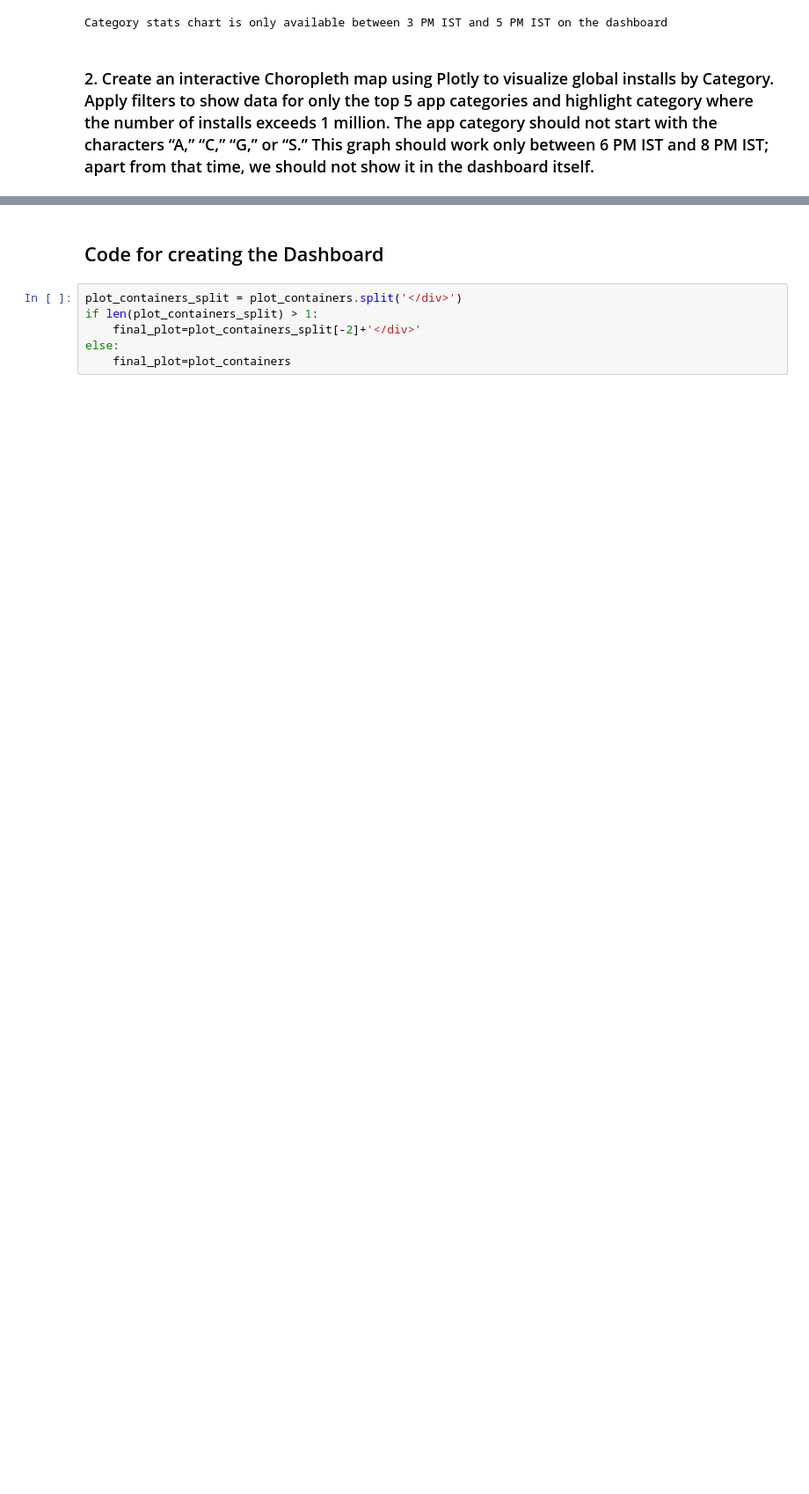
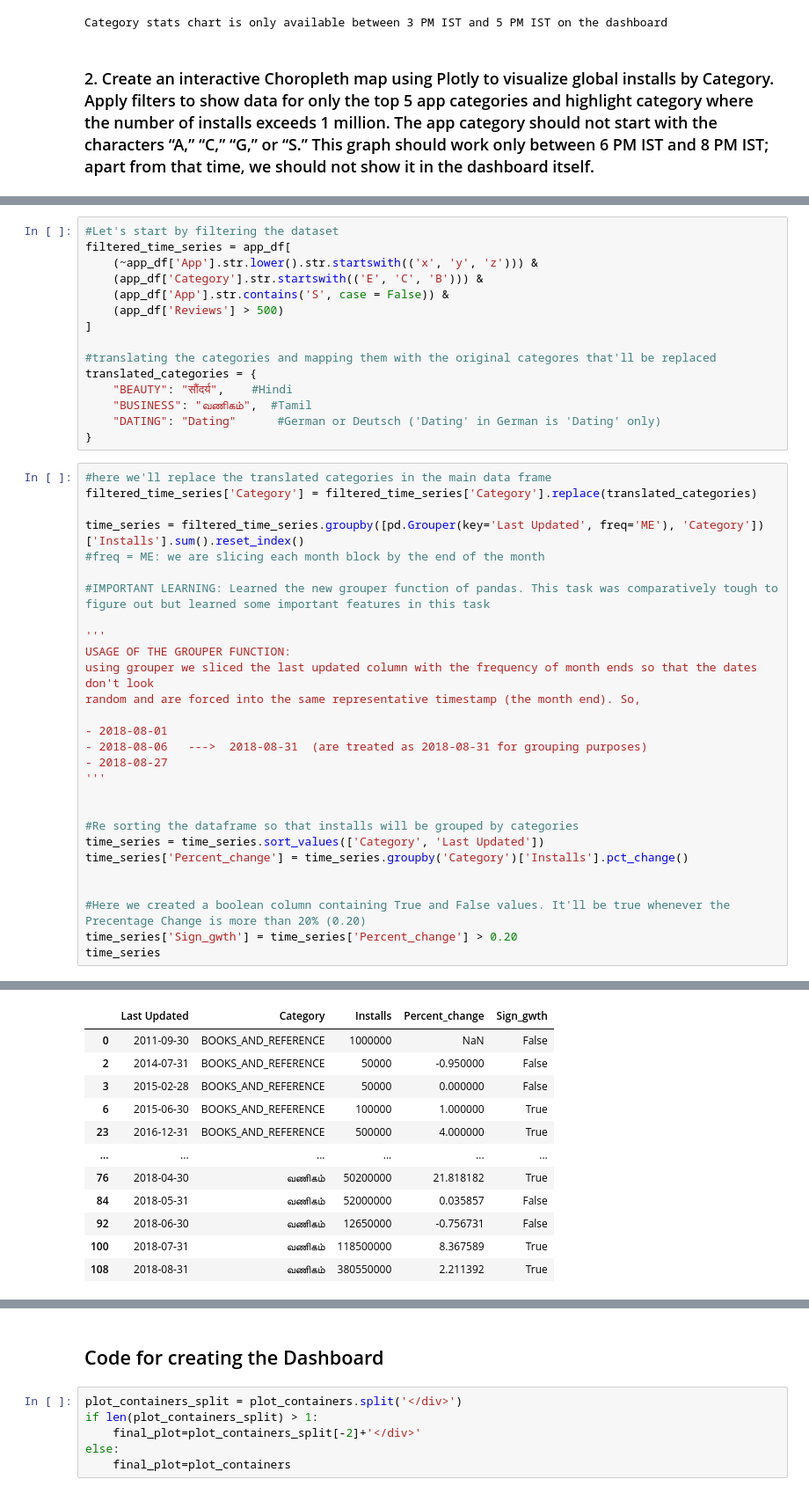
Before and after one commit to AmanPhadke/Data_Analysis_Projects, a Jupyter notebook: Playstore Data Analysis FINAL.ipynb, the cells around one changed output, grey strips where cells are left out. Shown at 88% size. Saved outputs shown, nothing was run; the diff lists cells and outputs as text; blank space fills up the shorter version.

Commit message:
Updated the notebook with tasks 3 and 4

```diff
--- a/Playstore Data Analysis FINAL.ipynb
+++ b/Playstore Data Analysis FINAL.ipynb
@@ -766,0 +845,44 @@ The Global Installation Distribution chart is live on the web dashboard
+# %%
+#Let's start by filtering the dataset
+filtered_time_series = app_df[
+    (~app_df['App'].str.lower().str.startswith(('x', 'y', 'z'))) &
+    (app_df['Category'].str.startswith(('E', 'C', 'B'))) &
+    (app_df['App'].str.contains('S', case = False)) &
+    (app_df['Reviews'] > 500)
+]
+
+#translating the categories and mapping them with the original categores that'll be replaced
+translated_categories = {
+    "BEAUTY": "सौंदर्य",    #Hindi
+    "BUSINESS": "வணிகம்",  #Tamil
+    "DATING": "Dating"      #German or Deutsch ('Dating' in German is 'Dating' only)
+}
+# %%
+#here we'll replace the translated categories in the main data frame
+filtered_time_series['Category'] = filtered_time_series['Category'].replace(translated_categories)
+
+time_series = filtered_time_series.groupby([pd.Grouper(key='Last Updated', freq='ME'), 'Category'])['Installs'].sum().reset_index()
+#freq = ME: we are slicing each month block by the end of the month
+
+#IMPORTANT LEARNING: Learned the new grouper function of pandas. This task was comparatively tough to figure out but learned some important features in this task
+
+'''
+USAGE OF THE GROUPER FUNCTION:
+using grouper we sliced the last updated column with the frequency of month ends so that the dates don't look
+random and are forced into the same representative timestamp (the month end). So,
+
+- 2018-08-01
+- 2018-08-06   --->  2018-08-31  (are treated as 2018-08-31 for grouping purposes)
+- 2018-08-27
+'''
+
+
+#Re sorting the dataframe so that installs will be grouped by categories
+time_series = time_series.sort_values(['Category', 'Last Updated'])
+time_series['Percent_change'] = time_series.groupby('Category')['Installs'].pct_change()
+
+
+#Here we created a boolean column containing True and False values. It'll be true whenever the Precentage Change is more than 20% (0.20)
+time_series['Sign_gwth'] = time_series['Percent_change'] > 0.20
+time_series
+# %% [output]
@@ -766,0 +893,12 @@ The Global Installation Distribution chart is live on the web dashboard
+|  | Last Updated | Category | Installs | Percent_change | Sign_gwth |
+| 0 | 2011-09-30 | BOOKS_AND_REFERENCE | 1000000 | NaN | False |
+| 2 | 2014-07-31 | BOOKS_AND_REFERENCE | 50000 | -0.950000 | False |
+| 3 | 2015-02-28 | BOOKS_AND_REFERENCE | 50000 | 0.000000 | False |
+| 6 | 2015-06-30 | BOOKS_AND_REFERENCE | 100000 | 1.000000 | True |
+| 23 | 2016-12-31 | BOOKS_AND_REFERENCE | 500000 | 4.000000 | True |
+| ... | ... | ... | ... | ... | ... |
+| 76 | 2018-04-30 | வணிகம் | 50200000 | 21.818182 | True |
+| 84 | 2018-05-31 | வணிகம் | 52000000 | 0.035857 | False |
+| 92 | 2018-06-30 | வணிகம் | 12650000 | -0.756731 | False |
+| 100 | 2018-07-31 | வணிகம் | 118500000 | 8.367589 | True |
+| 108 | 2018-08-31 | வணிகம் | 380550000 | 2.211392 | True |
```
Also changed, not shown: parts of 11 cells of this notebook.
